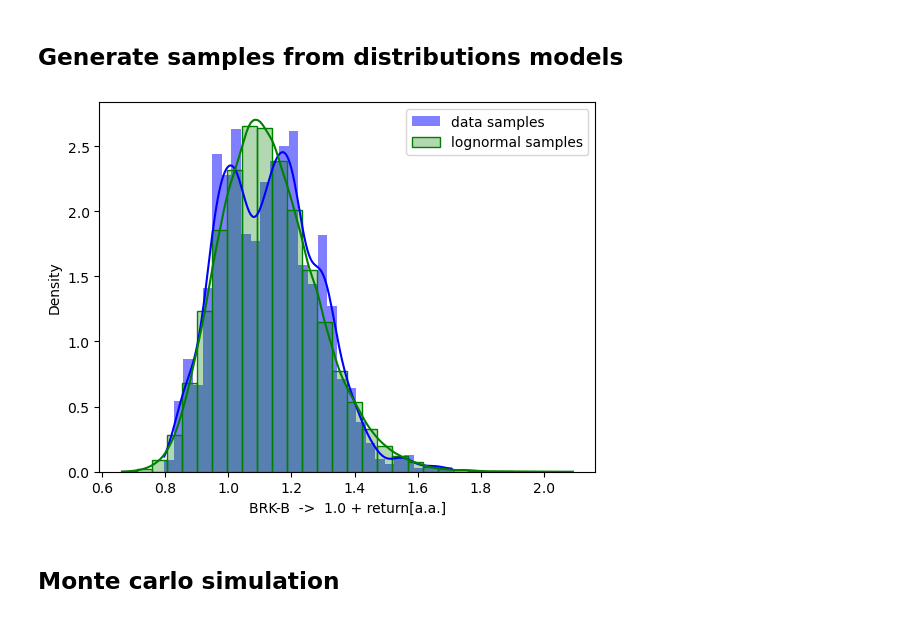
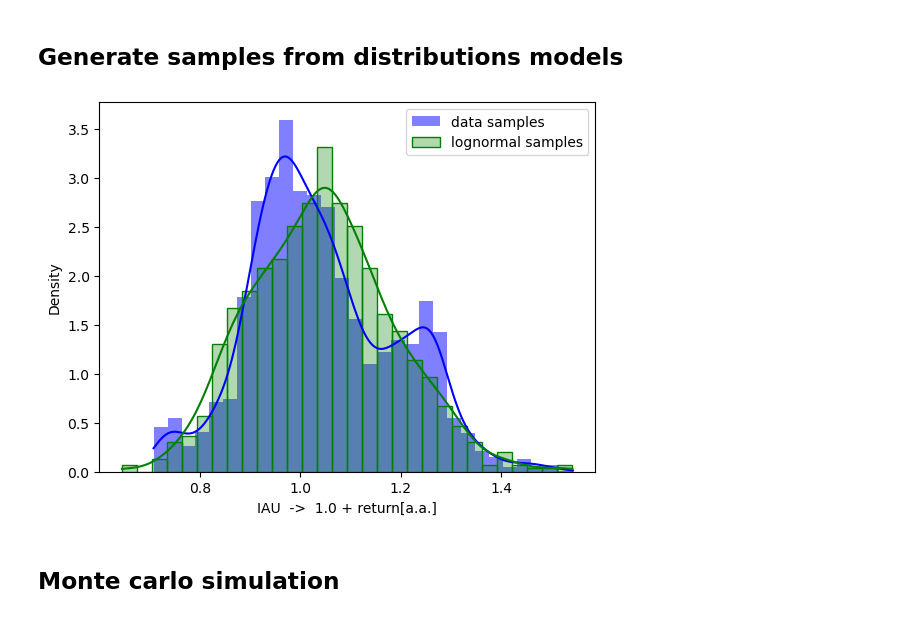
Before and after one commit to UlissesMorais/N-assets-allocation-simulation-model, a Jupyter notebook: historical-returns.ipynb, the cells around one changed output. Cells and saved outputs as stored; diff of their text form; code cells hidden in the pictures.

```diff
--- a/historical-returns.ipynb
+++ b/historical-returns.ipynb
@@ -397,5 +397,8 @@ plt.show()
 # %% [markdown]
 ## Generate samples from distributions models
+# %%
+# Number of samples
+num_samples = 1_000
 # %%
 def calculate_return_samples(ticker, num_samples=100_000):
     sigma   = return_fitting_params_lognormal[ticker]["sigma"]
@@ -412,17 +415,17 @@ def calculate_risk_samples(ticker, num_samples=100_000):
     return samples
 # %%
 # Defining return dict to receive the samples from distributions models builted with their respective parameters
-return_samples_lognormal = { ticker: calculate_return_samples(ticker) for ticker in tickers }
-risk_samples_lognormal   = { ticker:  calculate_risk_samples(ticker)  for ticker in tickers }
+return_samples_lognormal = { ticker: calculate_return_samples(ticker, num_samples) for ticker in tickers }
+risk_samples_lognormal   = { ticker:  calculate_risk_samples(ticker, num_samples)  for ticker in tickers }
 # %%
-ticker = tickers[0]
+ticker = tickers[1]
 sns.histplot(returns_daily[ticker] + 1.0, bins=30, stat="density", kde=True, color='blue', edgecolor=None, label="data samples")
 sns.histplot(return_samples_lognormal[ticker], bins=30, stat="density", kde=True, color='green', edgecolor='green', alpha=0.3, label="lognormal samples")
 plt.xlabel(f"{ticker}  ->  1.0 + return[a.a.]")
 plt.legend()
 plt.show()
 # %% [output]
-[figure, old version]
+[figure, new version]
 # %% [markdown]
 ## Monte carlo simulation
 # %% [markdown]
```
Also changed, not shown: parts of 10 cells of this notebook.
